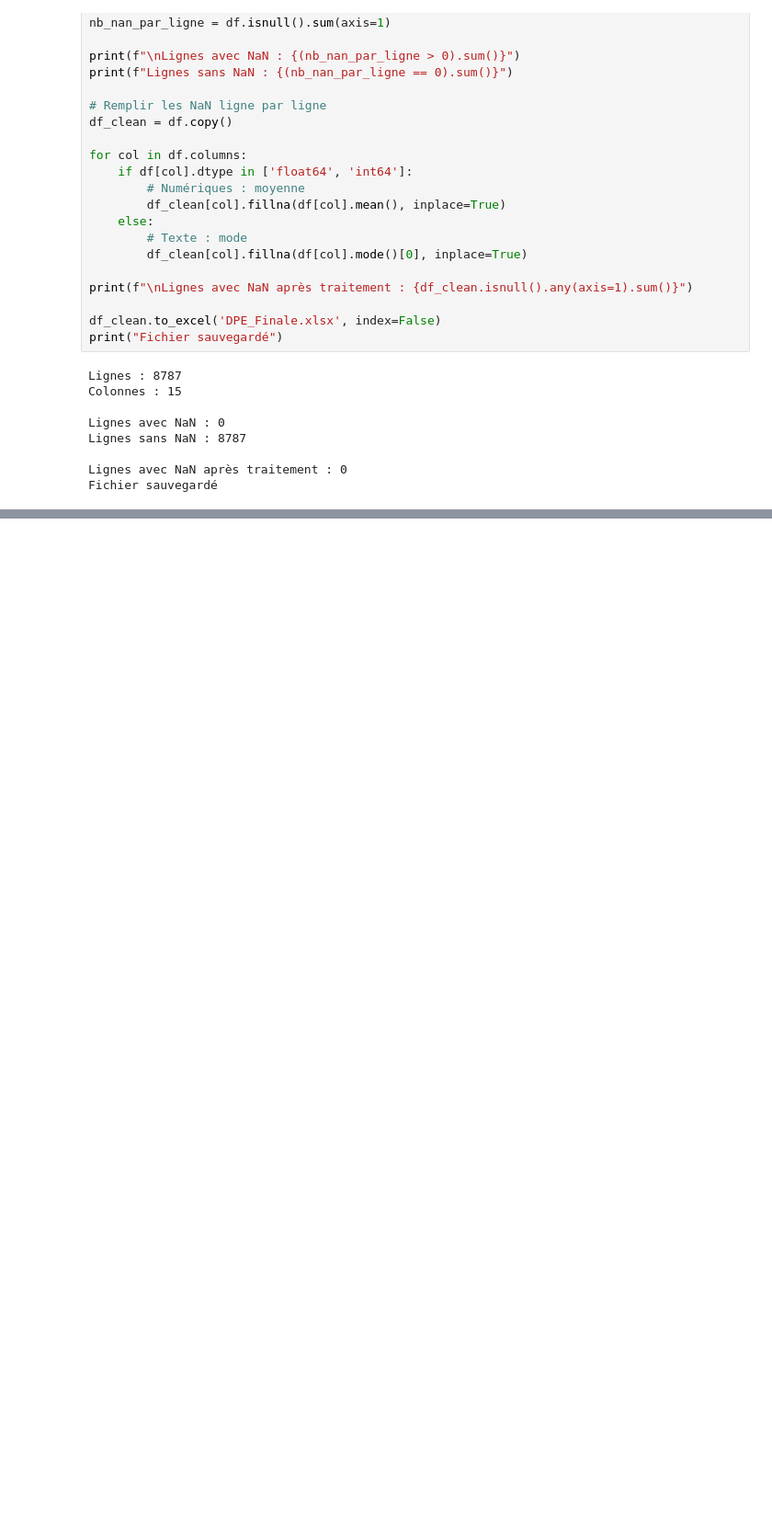
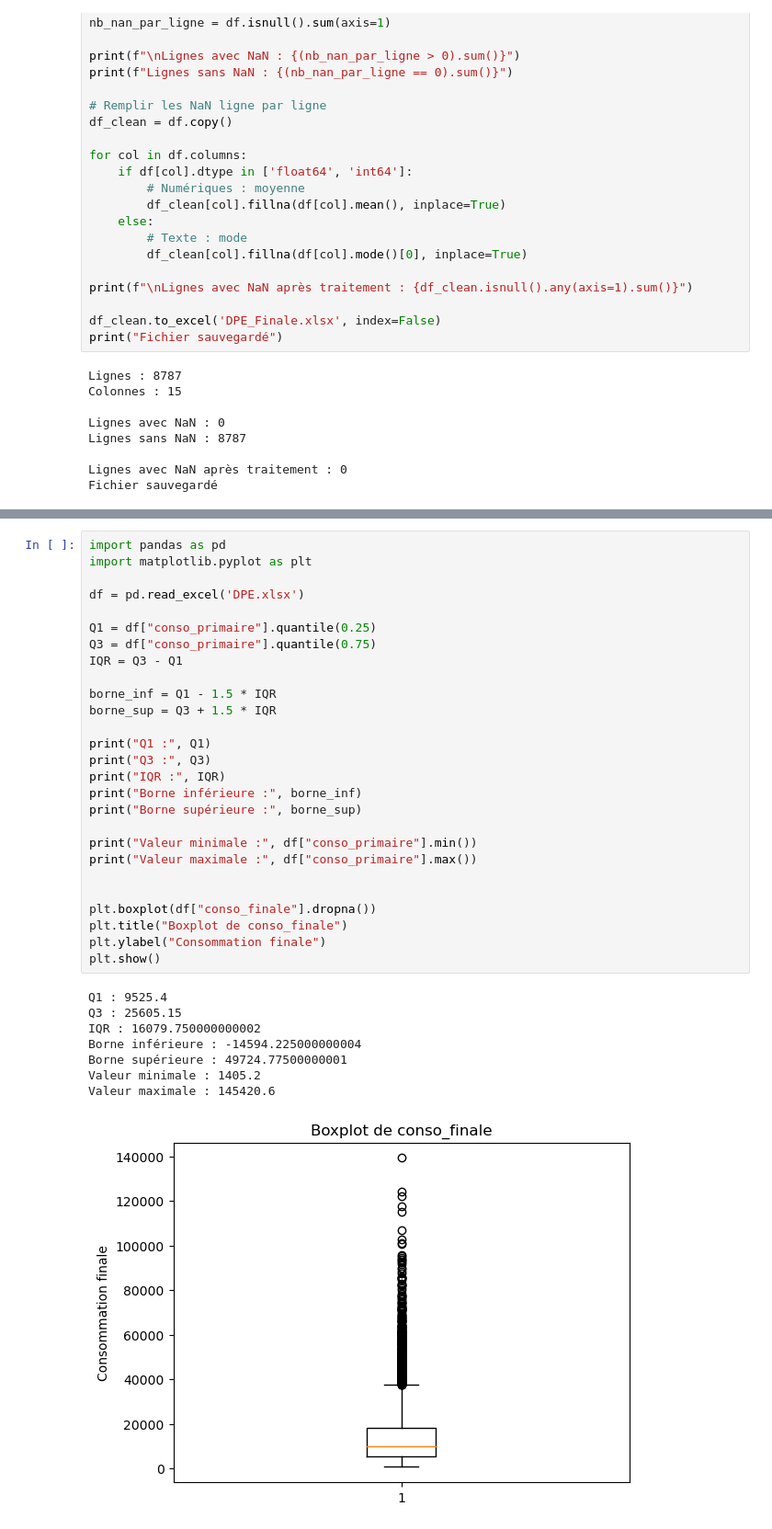
Before and after one commit to Gjuuuy/IES_DPE, a Jupyter notebook: analyse/notebooks/Data_traitement.ipynb, the cells around one changed output, grey strips where cells are left out. Shown: that part at 92% size. Saved outputs shown, nothing was run; the diff lists cells and outputs as text; blank space fills up the shorter version.

```diff
--- a/analyse/notebooks/Data_traitement.ipynb
+++ b/analyse/notebooks/Data_traitement.ipynb
@@ -274,0 +274,36 @@ Colonnes après : 14
+# %%
+import pandas as pd
+import matplotlib.pyplot as plt
+
+df = pd.read_excel('DPE.xlsx')
+
+Q1 = df["conso_primaire"].quantile(0.25)
+Q3 = df["conso_primaire"].quantile(0.75)
+IQR = Q3 - Q1
+
+borne_inf = Q1 - 1.5 * IQR
+borne_sup = Q3 + 1.5 * IQR
+
+print("Q1 :", Q1)
+print("Q3 :", Q3)
+print("IQR :", IQR)
+print("Borne inférieure :", borne_inf)
+print("Borne supérieure :", borne_sup)
+
+print("Valeur minimale :", df["conso_primaire"].min())
+print("Valeur maximale :", df["conso_primaire"].max())
+
+
+plt.boxplot(df["conso_finale"].dropna())
+plt.title("Boxplot de conso_finale")
+plt.ylabel("Consommation finale")
+plt.show()
+# %% [output]
+Q1 : 9525.4
+Q3 : 25605.15
+IQR : 16079.750000000002
+Borne inférieure : -14594.225000000004
+Borne supérieure : 49724.77500000001
+Valeur minimale : 1405.2
+Valeur maximale : 145420.6
+[figure, added]
```
Also changed, not shown: parts of 5 cells of this notebook, 2 other files.
